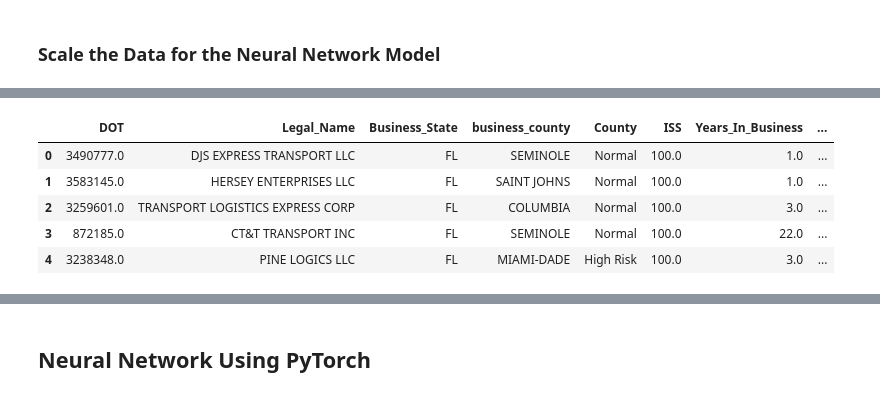
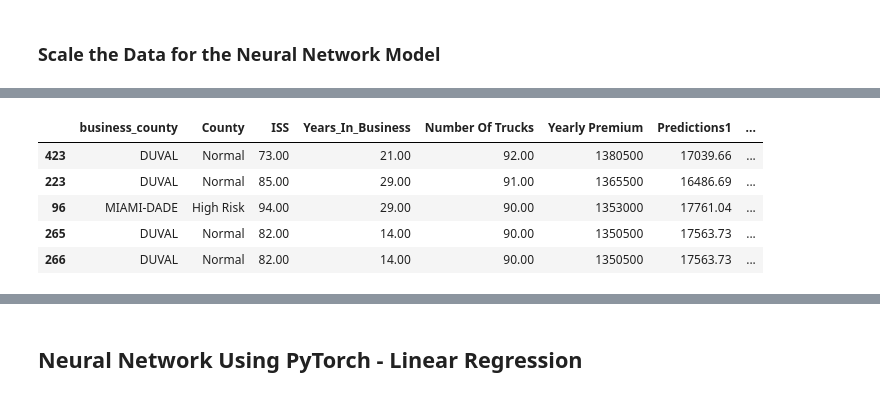
Before and after one commit to wdriera33/FintechProject2, a Jupyter notebook: InsurancePremiumModel.ipynb, the cells around one changed output, grey strips where cells are left out. Cells and saved outputs as stored; diff of their text form; code cells hidden in the pictures.

```diff
--- a/InsurancePremiumModel.ipynb
+++ b/InsurancePremiumModel.ipynb
@@ -113,0 +145,10 @@ X = scaler.transform(X)
+# %%
+# Split the dataset into training and testing data
+X_train, X_test, y_train, y_test = train_test_split(X, y, random_state=126)
+
+# Scale the training and testing input features using StandardScaler
+X_scaler = StandardScaler()
+X_scaler.fit(X_train)
+
+X_train_scaled = X_scaler.transform(X_train)
+X_test_scaled = X_scaler.transform(X_test)
@@ -123,6 +169,6 @@ neural_n.add(Dense(units=1, activation="linear"))
 # %%
 # Compile the model
-neural_n.compile(loss="mean_squared_error", optimizer="adam", metrics=["mse"])
+neural_n.compile(loss="mean_squared_error", optimizer="adam", metrics=[tf.keras.metrics.MeanSquaredError(name="mse")])
 
 # Fit the model
-model_1 = neural_n.fit(X, y, validation_split=0.3, epochs=1000, verbose=0)
+model_1 = neural_n.fit(X_train_scaled, y_train, epochs=250, verbose=0, validation_split=0.30)
@@ -140,7 +188,15 @@ nn_2.add(Dense(units=20, activation="relu"))
 nn_2.add(Dense(units=1, activation="linear"))
 # %%
 # Compile the model
-nn_2.compile(loss="mean_squared_error", optimizer="adam", metrics=["mse"])
-
-# Fit the model
-model_2 = nn_2.fit(X, y, validation_split=0.3, epochs=1000, verbose=0)
+nn_2.compile(
+    loss="mean_squared_error",
+    optimizer="adam",
+    metrics=[
+        tf.keras.metrics.MeanSquaredError(name="mse"),
+        #tf.keras.metrics.AUC(name="auc"),
+     ],
+)
+# %%
+# Fit the model
+model_2 = nn_2.fit(X_train_scaled, y_train, epochs=250, verbose=2,validation_split=0.30)
+#tf.reshape(x[-1])
@@ -165,6 +251,6 @@ plt.show()
 # %%
 # Adding the Predictions onto the Original Datafram
-InsuranceData_df['Predictions1'] = neural_n.predict(X)
-InsuranceData_df['Predictions2'] = nn_2.predict(X)
+InsuranceData_df['Predictions1'] = neural_n.predict(X_scaler.transform(X))
+InsuranceData_df['Predictions2'] = nn_2.predict(X_scaler.transform(X))
 InsuranceData_df.head()
 # %% [output]
@@ -173,8 +259,8 @@ InsuranceData_df.head()
-|  | DOT | Legal_Name | Business_State | business_county | County | ISS | Years_In_Business | ... |
-| 0 | 3490777.0 | DJS EXPRESS TRANSPORT LLC | FL | SEMINOLE | Normal | 100.0 | 1.0 | ... |
-| 1 | 3583145.0 | HERSEY ENTERPRISES LLC | FL | SAINT JOHNS | Normal | 100.0 | 1.0 | ... |
-| 2 | 3259601.0 | TRANSPORT LOGISTICS EXPRESS CORP | FL | COLUMBIA | Normal | 100.0 | 3.0 | ... |
-| 3 | 872185.0 | CT&T TRANSPORT INC | FL | SEMINOLE | Normal | 100.0 | 22.0 | ... |
-| 4 | 3238348.0 | PINE LOGICS LLC | FL | MIAMI-DADE | High Risk | 100.0 | 3.0 | ... |
+|  | business_county | County | ISS | Years_In_Business | Number Of Trucks | Yearly Premium | Predictions1 | ... |
+| 423 | DUVAL | Normal | 73.00 | 21.00 | 92.00 | 1380500 | 17039.66 | ... |
+| 223 | DUVAL | Normal | 85.00 | 29.00 | 91.00 | 1365500 | 16486.69 | ... |
+| 96 | MIAMI-DADE | High Risk | 94.00 | 29.00 | 90.00 | 1353000 | 17761.04 | ... |
+| 265 | DUVAL | Normal | 82.00 | 14.00 | 90.00 | 1350500 | 17563.73 | ... |
+| 266 | DUVAL | Normal | 82.00 | 14.00 | 90.00 | 1350500 | 17563.73 | ... |
 # %%
 # Graphing a scatter of the Actual Yearly Premium vs the 1st Predictive Model
@@ -195,7 +283,7 @@ InsuranceData_df.hvplot.scatter(
 # %% [output]
 [interactive output not drawn]
 # %% [markdown]
-## Neural Network Using PyTorch
+## Neural Network Using PyTorch - Linear Regression
 # %%
 import torch
 import torch.nn as nn
```
Also changed, not shown: parts of 32 cells of this notebook.
